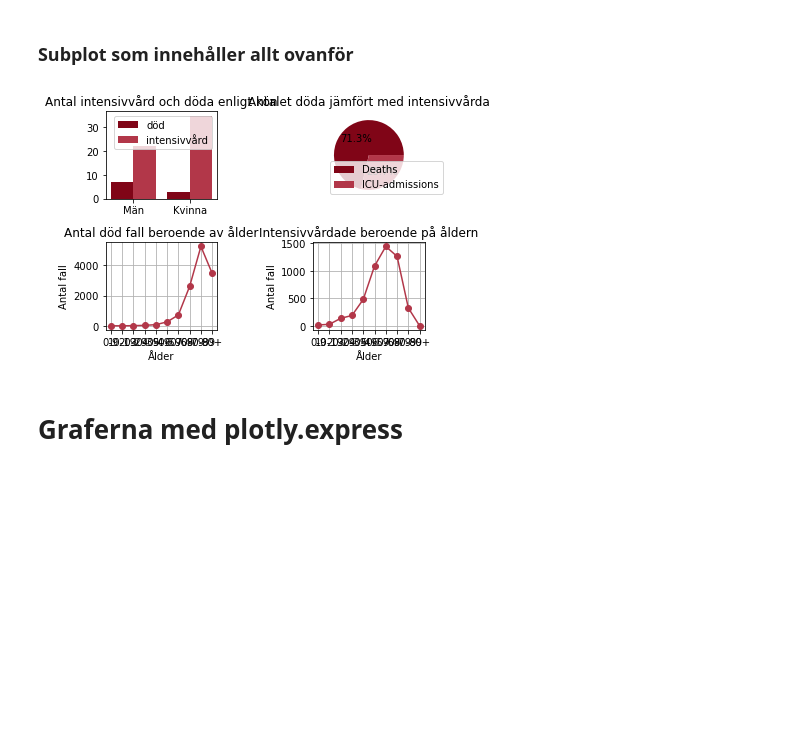
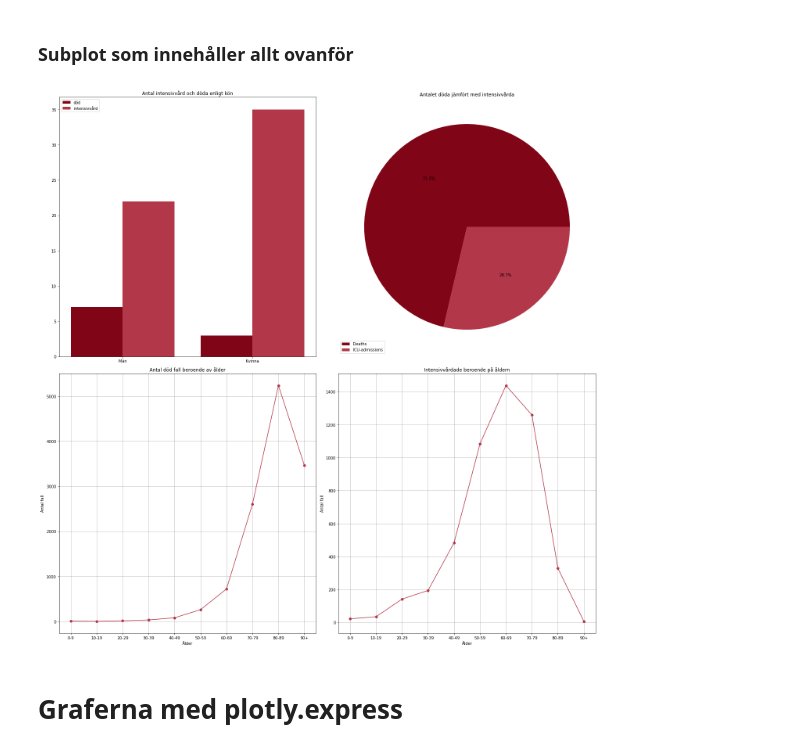
Before and after one commit to Mariam656/Mariam-Zeitouni-TE19C, a Jupyter notebook: Programering 1/project/slut-project.ipynb, the cells around one changed output. Saved outputs shown, nothing was run; the diff lists cells and outputs as text; code cells hidden in the pictures; blank space fills up the shorter version.

```diff
--- a/Programering 1/project/slut-project.ipynb
+++ b/Programering 1/project/slut-project.ipynb
@@ -109,6 +109,9 @@ fall = df["Total_Deaths"]
 
 år2 = df["Age_Group"]
 fall2 = df["Total_ICU_Admissions"]
+
+plt.figure(figsize=(20,20))
+
 
 # plot
 
@@ -124,34 +127,34 @@ plt.legend(["död", "intensivvård"])
 plt.title("Antal intensivvård och döda enligt kön")
 
 
 plt.subplot(2,2,2)
 antal_döda = df["Total_Deaths"].sum()
 antal_intens = df["Total_ICU_Admissions"].sum()
 labels = "Deaths", "ICU-admissions"
 sizes = [antal_döda, antal_intens]
 colors = ["#800517", "#B23749"]
 plt.pie(sizes, colors=colors, autopct="%.1f%%")
 plt.legend(labels, loc= "lower left")
 plt.title("Antalet döda jämfört med intensivvårda")
 
 plt.subplot(2,2,3)
 plt.plot(år, fall, color="#B23749", marker='o')
 plt.title("Antal död fall beroende av ålder")
 plt.xlabel("Ålder")
 plt.ylabel("Antal fall")
 plt.grid(True)
 
 plt.subplot(2,2,4)
 plt.plot(år2, fall2, color="#B23749", marker="o")
 plt.title("Intensivvårdade beroende på åldern")
 plt.xlabel("Ålder")
 plt.ylabel("Antal fall")
 plt.grid(True)
 
 plt.tight_layout()
 plt.show()
 # %% [output]
-[figure, old version]
+[figure, new version]
 # %% [markdown]
 # Graferna med plotly.express
 # %%
```
Also changed, not shown: parts of 1 cell of this notebook, 1 other file.
